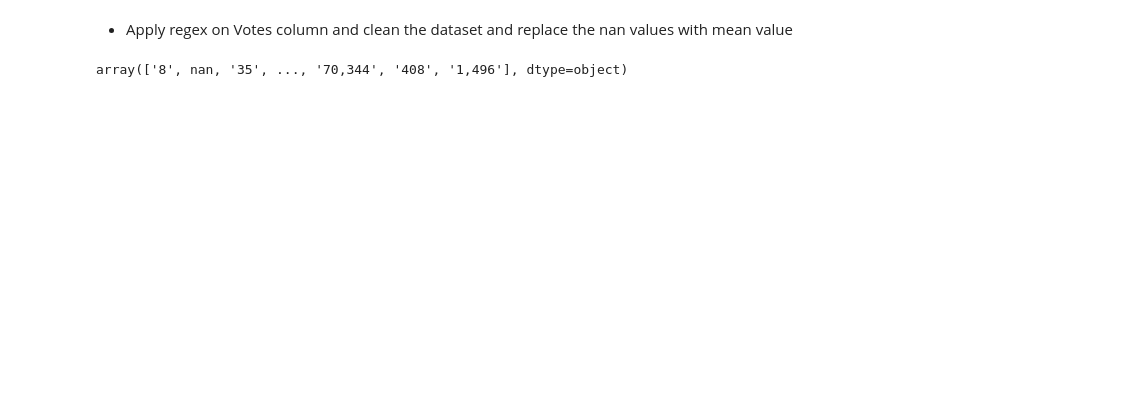
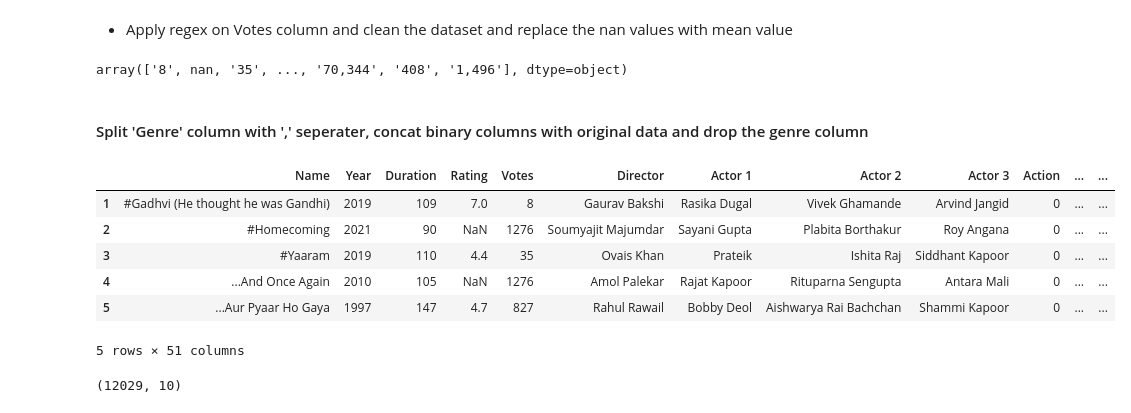
Before and after one commit to razeenbari/CODSOFT, a Jupyter notebook: task no 1 (Movie Rating Prediction With Python)/Task1.ipynb, the cells around one changed output. Cells and saved outputs as stored; diff of their text form; code cells hidden in the pictures; blank space fills up the shorter version.

Commit message:
seperate Genre and make dummies then concat with existing data (Commit 6)

```diff
--- a/task no 1 (Movie Rating Prediction With Python)/Task1.ipynb
+++ b/task no 1 (Movie Rating Prediction With Python)/Task1.ipynb
@@ -165,7 +165,7 @@ df.head()
 df['Year'] = df['Year'].str.extract('(\d+)').astype('int64')
 df['Duration'] = df['Duration'].fillna('0').str.extract('(\d+)').astype('int64')
 # %%
-mean_duration = df['Duration'].mean()
+mean_duration = round(df['Duration'].mean(),0)
 df['Duration'] = df['Duration'].replace(0, mean_duration)
 # %%
 df.head()
@@ -186,3 +186,26 @@ array(['8', nan, '35', ..., '70,344', '408', '1,496'], dtype=object)
 df['Votes'] = df['Votes'].str.replace(',', '', regex=True).str.replace('[^\d.]', '', regex=True).fillna('0').fillna('0').astype(float).astype(int)
 # %%
 df.Votes.replace(0, round(df.Votes.mean(),0),inplace=True)
+# %% [markdown]
+#### Split 'Genre' column with ',' seperater, concat binary columns with original data and drop the genre column
+# %%
+genres_encoded = df['Genre'].str.get_dummies(sep=',')
+
+df_encoded = pd.concat([df, genres_encoded], axis=1)
+
+df_encoded.drop('Genre', axis=1, inplace=True)
+# %%
+
+df_encoded.head()
+# %% [output]
+|  | Name | Year | Duration | Rating | Votes | Director | Actor 1 | Actor 2 | Actor 3 | Action | ... | ... |
+| 1 | #Gadhvi (He thought he was Gandhi) | 2019 | 109 | 7.0 | 8 | Gaurav Bakshi | Rasika Dugal | Vivek Ghamande | Arvind Jangid | 0 | ... | ... |
+| 2 | #Homecoming | 2021 | 90 | NaN | 1276 | Soumyajit Majumdar | Sayani Gupta | Plabita Borthakur | Roy Angana | 0 | ... | ... |
+| 3 | #Yaaram | 2019 | 110 | 4.4 | 35 | Ovais Khan | Prateik | Ishita Raj | Siddhant Kapoor | 0 | ... | ... |
+| 4 | ...And Once Again | 2010 | 105 | NaN | 1276 | Amol Palekar | Rajat Kapoor | Rituparna Sengupta | Antara Mali | 0 | ... | ... |
+| 5 | ...Aur Pyaar Ho Gaya | 1997 | 147 | 4.7 | 827 | Rahul Rawail | Bobby Deol | Aishwarya Rai Bachchan | Shammi Kapoor | 0 | ... | ... |
+5 rows × 51 columns
+# %%
+df.shape
+# %% [output]
+(12029, 10)
```
Also changed, not shown: parts of 1 cell of this notebook.
